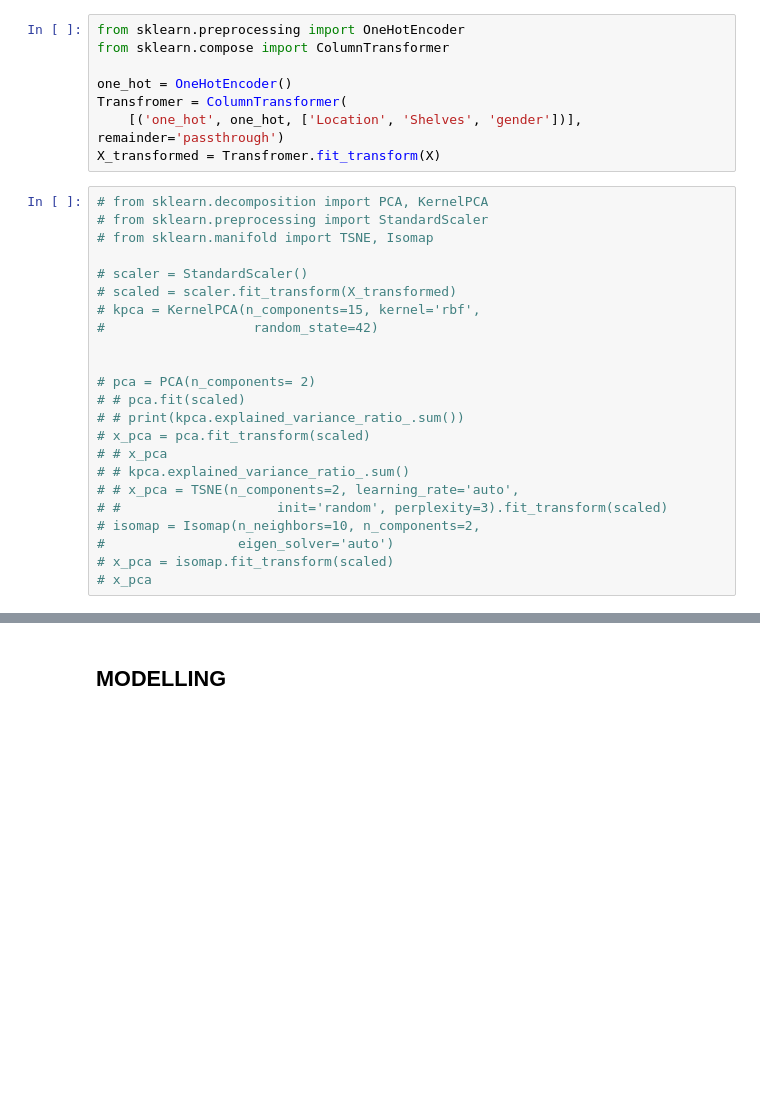
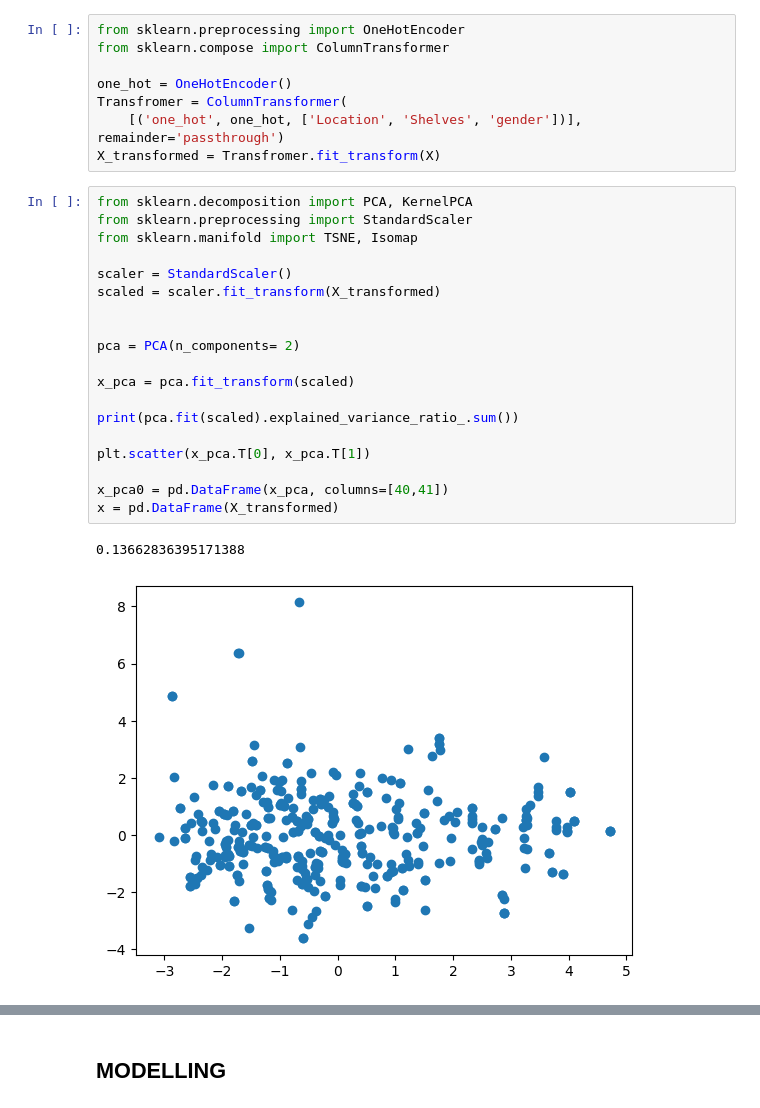
Before and after one commit to Augah2001/accoHouse, a Jupyter notebook: acco.ipynb, the cells around one changed output, grey strips where cells are left out. Drawn from its saved outputs; the diff is of its cells as text; blank space fills up the shorter version.

```diff
--- a/acco.ipynb
+++ b/acco.ipynb
@@ -520,27 +618,26 @@ Transfromer = ColumnTransformer(
     [('one_hot', one_hot, ['Location', 'Shelves', 'gender'])], remainder='passthrough')
 X_transformed = Transfromer.fit_transform(X)
 # %%
-# from sklearn.decomposition import PCA, KernelPCA
-# from sklearn.preprocessing import StandardScaler
-# from sklearn.manifold import TSNE, Isomap
+from sklearn.decomposition import PCA, KernelPCA
+from sklearn.preprocessing import StandardScaler
+from sklearn.manifold import TSNE, Isomap
 
-# scaler = StandardScaler()
-# scaled = scaler.fit_transform(X_transformed)
-# kpca = KernelPCA(n_components=15, kernel='rbf',
-#                   random_state=42)
+scaler = StandardScaler()
+scaled = scaler.fit_transform(X_transformed)
 
 
-# pca = PCA(n_components= 2)
-# # pca.fit(scaled)
-# # print(kpca.explained_variance_ratio_.sum())
-# x_pca = pca.fit_transform(scaled)
-# # x_pca
-# # kpca.explained_variance_ratio_.sum()
-# # x_pca = TSNE(n_components=2, learning_rate='auto',
-# #                    init='random', perplexity=3).fit_transform(scaled)
-# isomap = Isomap(n_neighbors=10, n_components=2,
-#                 eigen_solver='auto')
-# x_pca = isomap.fit_transform(scaled)
-# x_pca
+pca = PCA(n_components= 2)
+
+x_pca = pca.fit_transform(scaled)
+
+print(pca.fit(scaled).explained_variance_ratio_.sum())
+
+plt.scatter(x_pca.T[0], x_pca.T[1])
+
+x_pca0 = pd.DataFrame(x_pca, columns=[40,41])
+x = pd.DataFrame(X_transformed)
+# %% [output]
+0.13662836395171388
+[figure, added]
 # %%
 # from sklearn.cluster import KMeans
```
Also changed, not shown: parts of 51 cells of this notebook, 2 other files.
